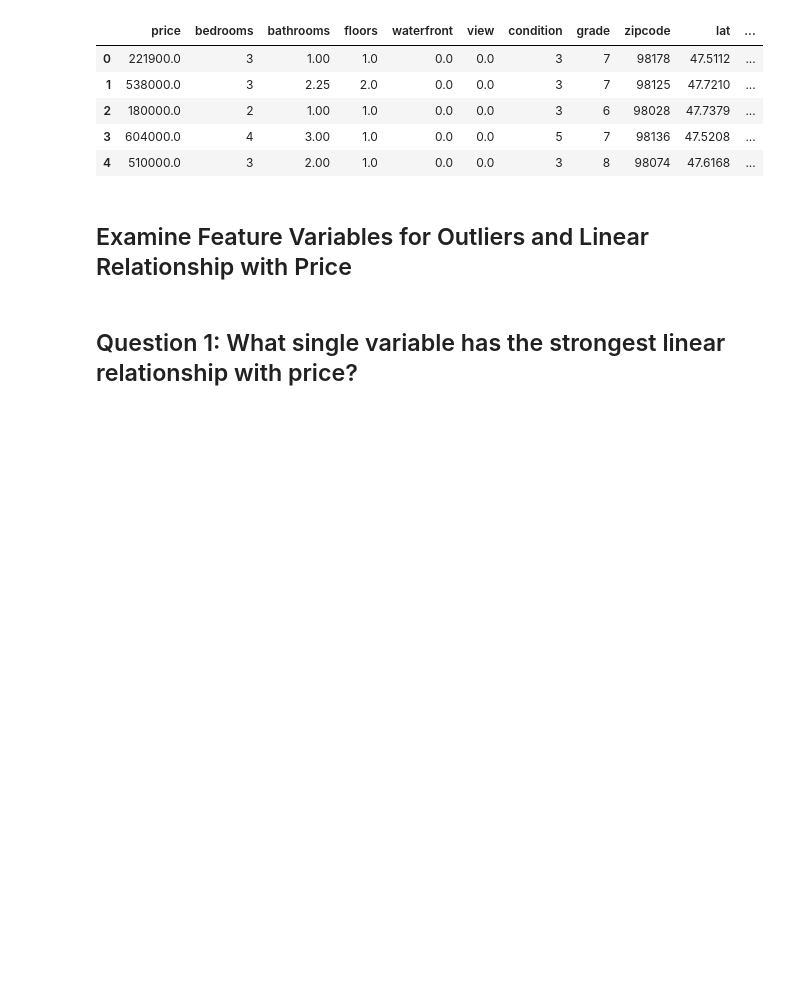
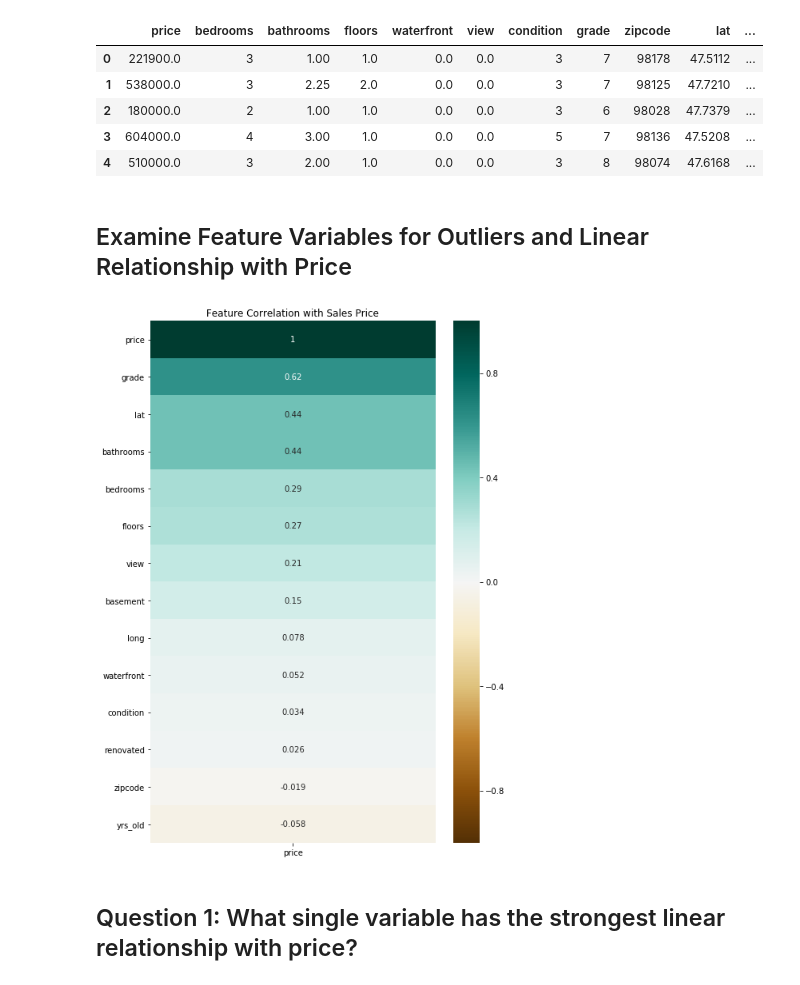
Before and after one commit to joshblumer/dsc-mod-2-project-v2-1-online-ds-sp-000, a Jupyter notebook: EDA.ipynb, the cells around one changed output. Saved outputs shown, nothing was run; the diff lists cells and outputs as text; code cells hidden in the pictures; blank space fills up the shorter version.

```diff
--- a/EDA.ipynb
+++ b/EDA.ipynb
@@ -277,6 +262,15 @@ df.head()
 | 4 | 510000.0 | 3 | 2.00 | 1.0 | 0.0 | 0.0 | 3 | 8 | 98074 | 47.6168 | ... |
 # %% [markdown]
 ## Examine Feature Variables for Outliers and Linear Relationship with Price
+# %%
+# Let's take a look at our remaining features correlation with price to get an idea of how we should prioritize
+# independent variable retainment for our model
+
+plt.figure(figsize=(8, 12))
+heatmap = sns.heatmap(df.corr()[['price']].sort_values(by='price', ascending=False), vmin=-1, vmax=1, annot=True, cmap='BrBG')
+heatmap.set_title('Feature Correlation with Sales Price');
+# %% [output]
+[figure, added]
 # %% [markdown]
 ## Question 1: What single variable has the strongest linear relationship with price?
 # %%
```
Also changed, not shown: parts of 6 cells of this notebook, 1 other file.
